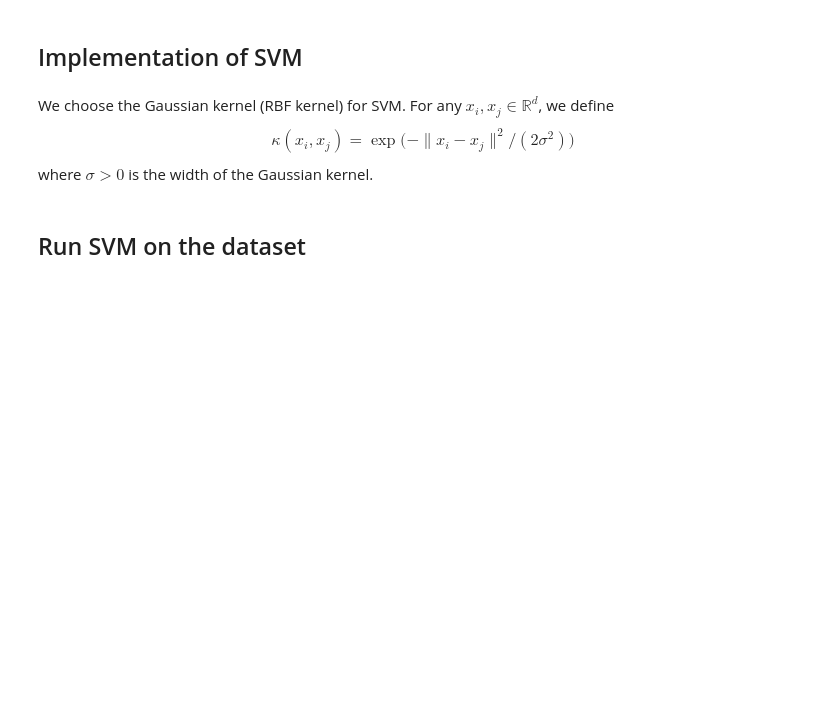
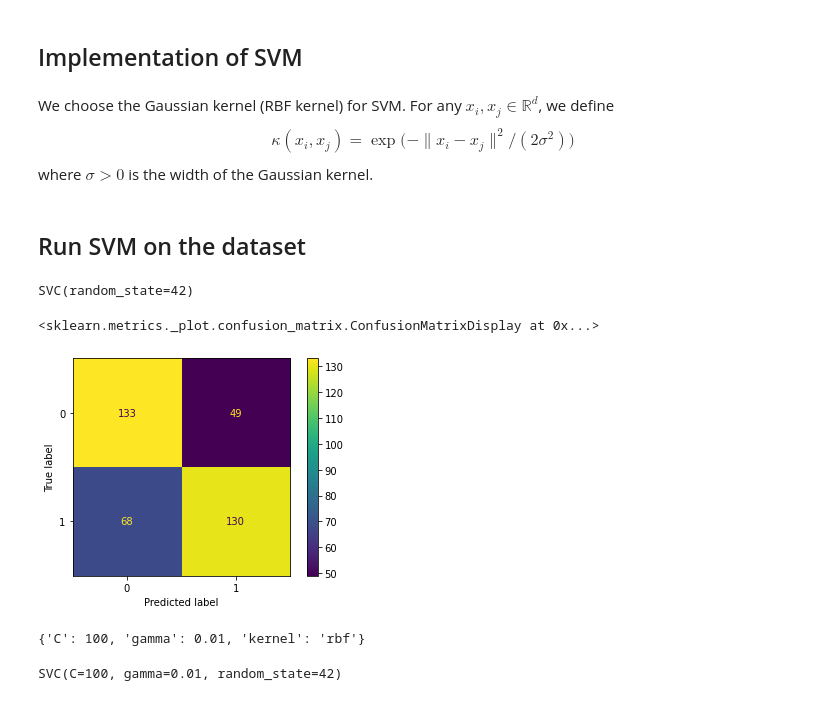
Before and after one commit to Giusseppe-97/Uncertainty_Quantification, a Jupyter notebook: code/code_classification/Messidor/support_vector_machine_messidor.ipynb, the cells around one changed output. Drawn from its saved outputs; the diff is of its cells as text; code cells hidden in the pictures; blank space fills up the shorter version.

Commit message:
Update support_vector_machine_messidor.ipynb
Not even close to the accuracy I need... 0.09

```diff
--- a/code/code_classification/Messidor/support_vector_machine_messidor.ipynb
+++ b/code/code_classification/Messidor/support_vector_machine_messidor.ipynb
@@ -12,0 +23,13 @@ np.random.seed(102)
+# %%
+# load datasets function
+def load_data(data_file_name):
+    data_dir = "..\..\..\data\data_classification"
+    data_path = os.path.join(data_dir, data_file_name)
+    df = pd.read_csv(data_path, header=1)
+    print(df)
+    data_X = df.iloc[:,:-1]
+    data_y = df.iloc[:,-1]
+    scaler_X = StandardScaler()
+    data_X = scaler_X.fit_transform(data_X)
+    data_y = pd.Categorical(data_y).codes.reshape(-1)
+    return data_X, data_y
@@ -159,3 +263,18 @@ class SVM():
         return y_hat
 # %% [markdown]
 ## Run SVM on the dataset
+# %%
+def t_t():
+    # Randomly assingning a train and test set
+    train_X, test_X, train_y, test_y = train_test_split(main()[0], main()[1], test_size=0.33, random_state=100)
+    return train_X, test_X, train_y, test_y
+# %%
+clf_svm = SVC(random_state=42)
+clf_svm.fit(t_t()[0], t_t()[2])
+# %% [output]
+SVC(random_state=42)
+# %%
+plot_confusion_matrix(clf_svm,t_t()[1],  t_t()[3], values_format='d')
+# %% [output]
+<sklearn.metrics._plot.confusion_matrix.ConfusionMatrixDisplay at 0x...>
+[figure, added]
@@ -161,0 +283,17 @@ class SVM():
+# %%
+from sklearn.model_selection import GridSearchCV
+
+optimal_params = GridSearchCV(SVC(),
+                             param_grid,
+                             cv = 5,
+                             scoring = 'accuracy' )
+
+optimal_params.fit(t_t()[0], t_t()[2])
+print(optimal_params.best_params_)
+# %% [output]
+{'C': 100, 'gamma': 0.01, 'kernel': 'rbf'}
+# %%
+clf_svm = SVC(random_state=42, C = 100, gamma=0.01)
+clf_svm.fit(t_t()[0], t_t()[2])
+# %% [output]
+SVC(C=100, gamma=0.01, random_state=42)
```
Also changed, not shown: parts of 19 cells of this notebook.
